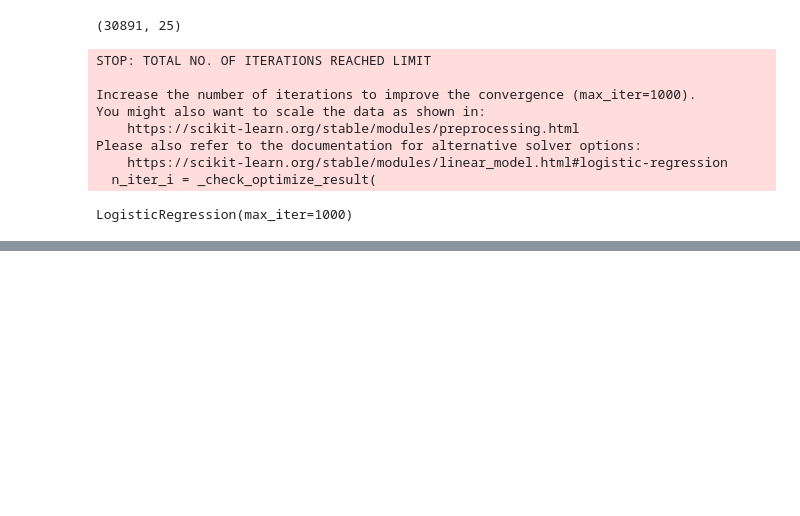
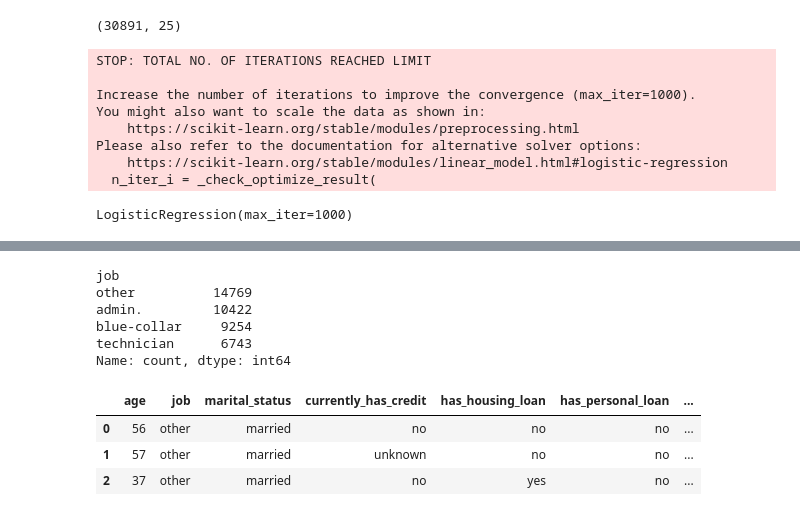
Before and after one commit to caparcom/machine-learning-python-log-reg, a Jupyter notebook: src/explore.ipynb, the cells around one changed output, grey strips where cells are left out. Saved outputs shown, nothing was run; the diff lists cells and outputs as text; code cells hidden in the pictures; blank space fills up the shorter version.

```diff
--- a/src/explore.ipynb
+++ b/src/explore.ipynb
@@ -304,0 +350,29 @@ weighted avg       0.89      0.90      0.89     10297
+# %%
+def jobs_restructure(x):
+    if x in ['admin.', 'blue-collar', 'technician']:
+        return x
+    return 'other'
+
+main_df['job'] = main_df['job'].apply(jobs_restructure)
+# %%
+main_df['job'].value_counts()
+# %% [output]
+job
+other          14769
+admin.         10422
+blue-collar     9254
+technician      6743
+Name: count, dtype: int64
+# %%
+main_df = main_df.drop(columns='education')
+# %%
+main_df['currently_has_credit'] = main_df['currently_has_credit'].map({'unknown': 'unknown', 'no': 'no', 'yes': 'unknown'})
+# %%
+main_df['duration_of_last_contact_seconds'] = np.log(main_df['duration_of_last_contact_seconds'] + 1)
+# %%
+main_df.head(3)
+# %% [output]
+|  | age | job | marital_status | currently_has_credit | has_housing_loan | has_personal_loan | ... |
+| 0 | 56 | other | married | no | no | no | ... |
+| 1 | 57 | other | married | unknown | no | no | ... |
+| 2 | 37 | other | married | no | yes | no | ... |
```
Also changed, not shown: parts of 6 cells of this notebook.
